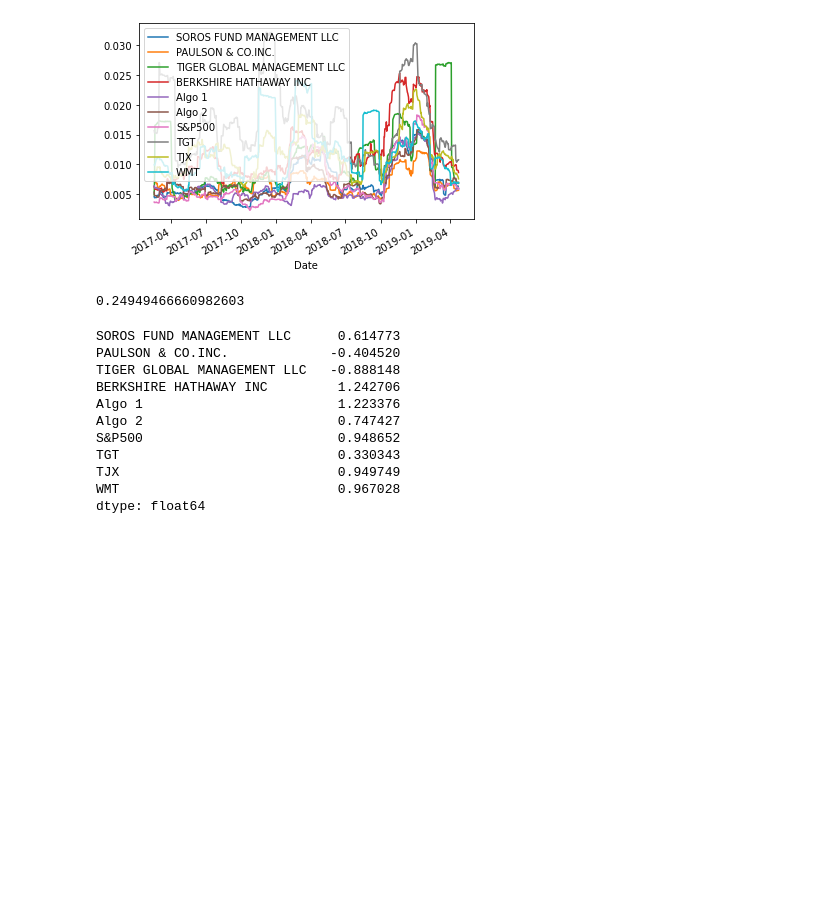
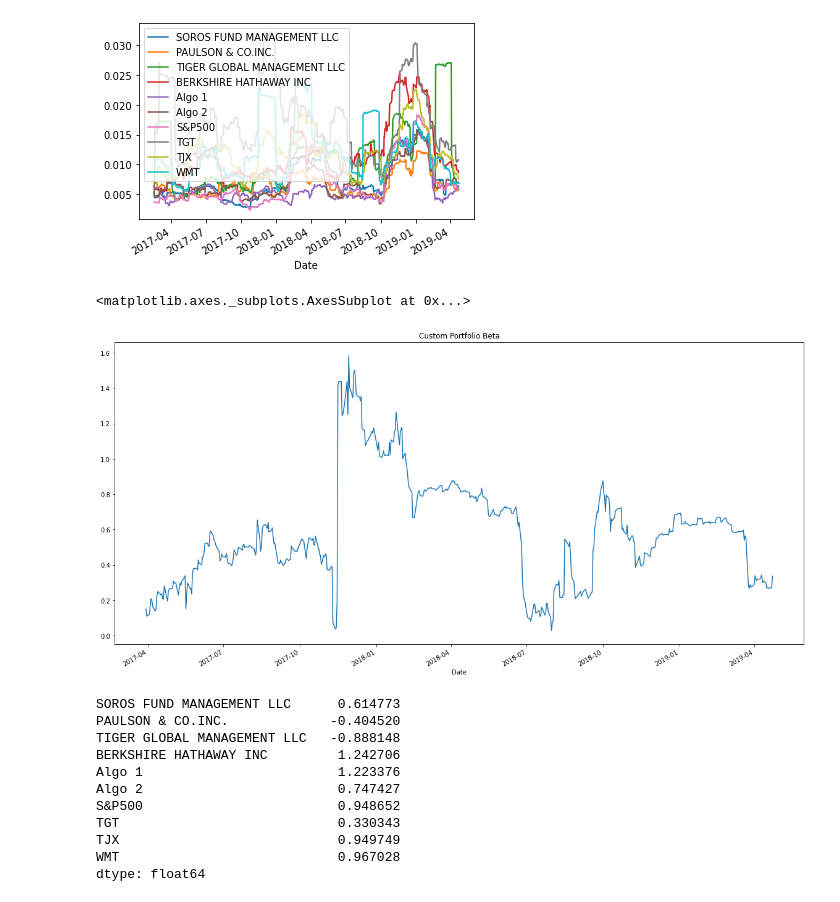
Before and after one commit to mostafajoma/A-Whale-Off-the-Portfolio, a Jupyter notebook: whale_analysis.ipynb, the cells around one changed output. Saved outputs shown, nothing was run; the diff lists cells and outputs as text; code cells hidden in the pictures; blank space fills up the shorter version.

```diff
--- a/whale_analysis.ipynb
+++ b/whale_analysis.ipynb
@@ -489,12 +492,13 @@ new_portfolio.rolling(window=30).std().plot()
 [figure]
 # %%
 # Beta
-covariance = new_portfolio["WMT"].cov(new_portfolio["S&P500"])
-variance = new_portfolio["WMT"].var()
+covariance = new_portfolio["WMT"].rolling(window=60).cov(new_portfolio["S&P500"])
+variance = new_portfolio["S&P500"].rolling(60).var()
 beta = (covariance / variance)
-beta
+beta.plot(figsize=(20, 10), title="Custom Portfolio Beta")
 # %% [output]
-0.24949466660982603
+<matplotlib.axes._subplots.AxesSubplot at 0x...>
+[figure, added]
 # %%
 # Annualzied Sharpe Ratios
 sharpe_ratios = (new_portfolio.mean() * 252) / (new_portfolio.std() * np.sqrt(252))
```
Also changed, not shown: parts of 5 cells of this notebook, 16 other files.
